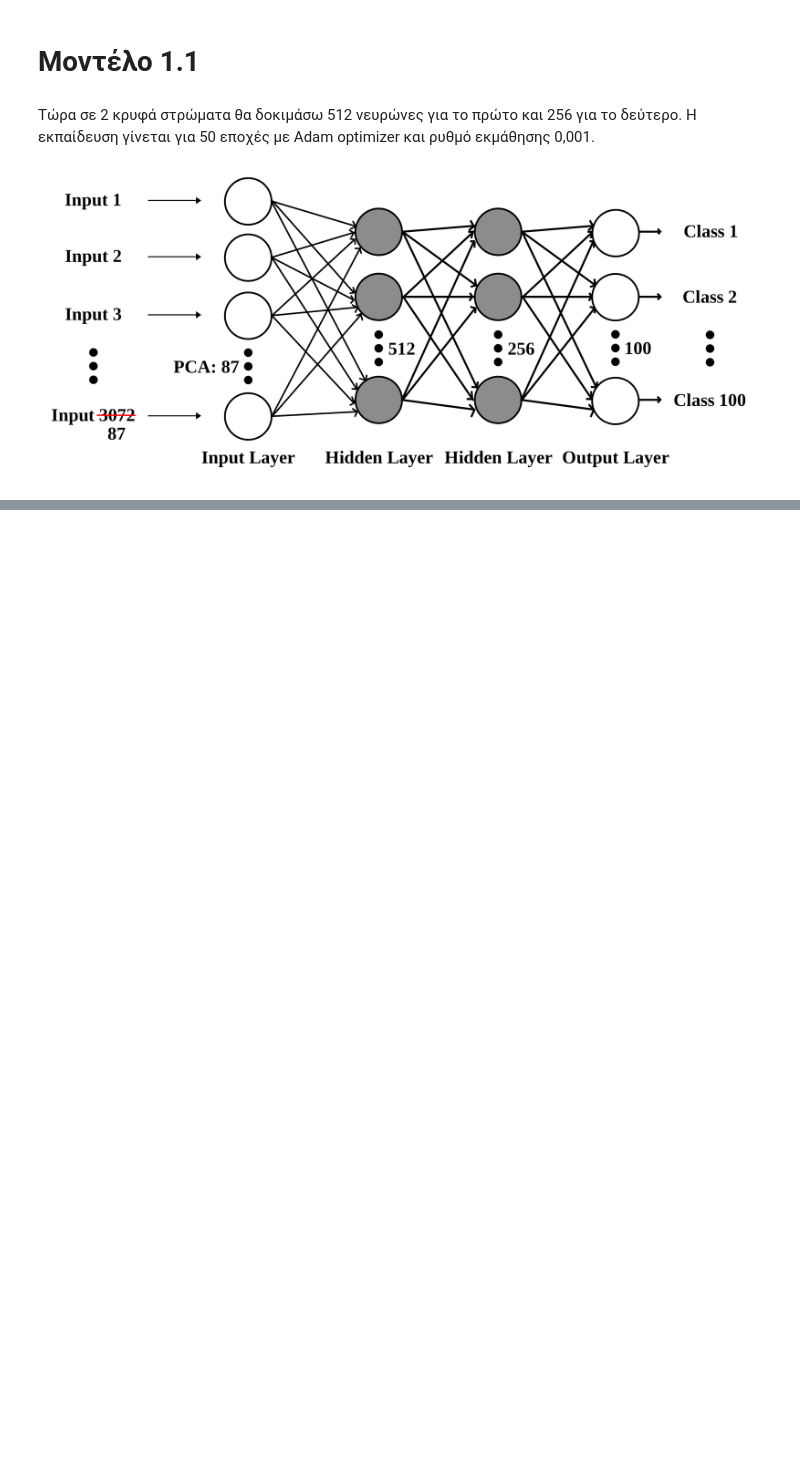
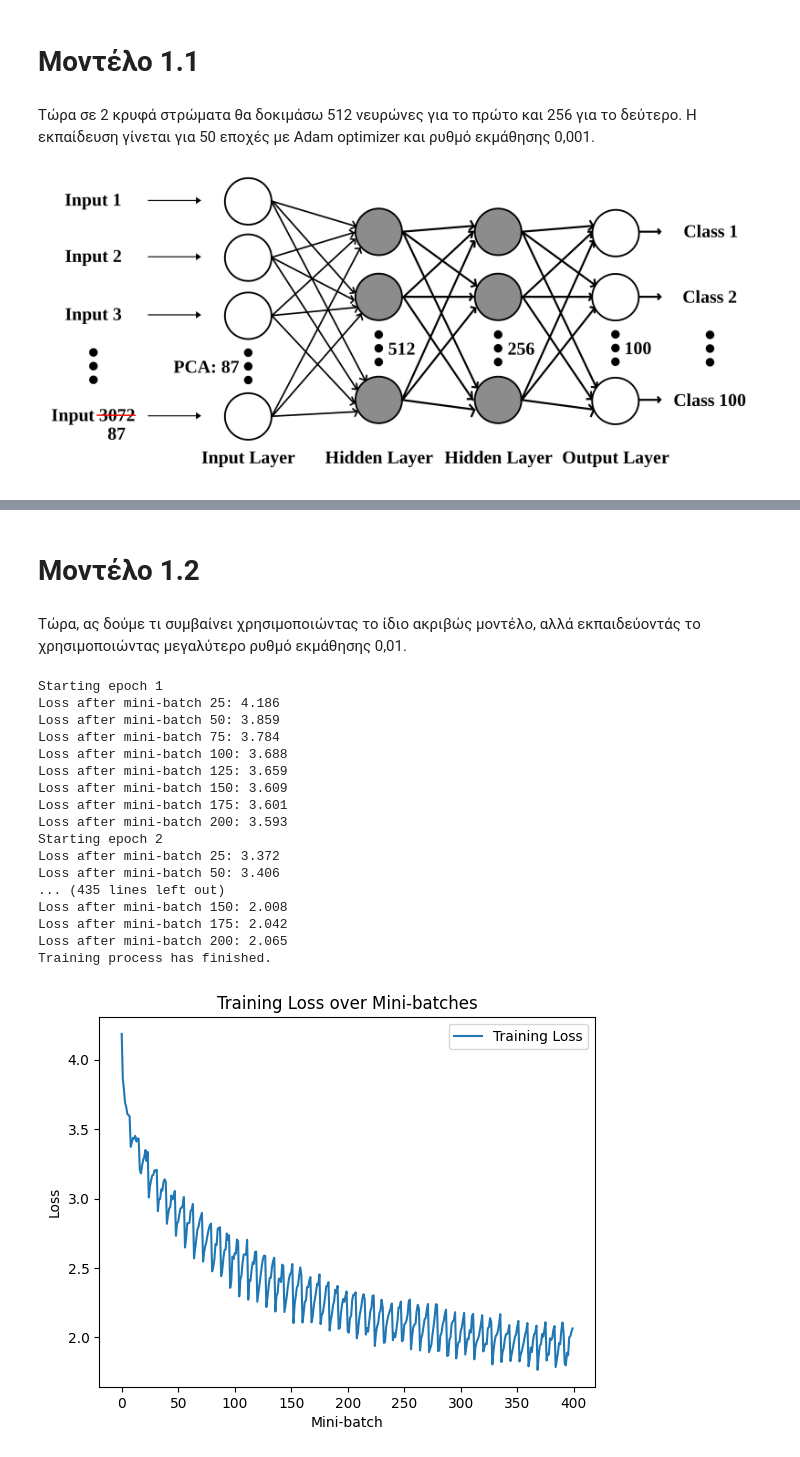
Before and after one commit to Stavroskiig/CNN-MLP-kNN-NC-CIFAR-100, a Jupyter notebook: NN_1st_assignment.ipynb, the cells around one changed output, grey strips where cells are left out. Saved outputs shown, nothing was run; the diff lists cells and outputs as text; code cells hidden in the pictures; blank space fills up the shorter version.

```diff
--- a/NN_1st_assignment.ipynb
+++ b/NN_1st_assignment.ipynb
@@ -761,0 +737,52 @@ Training process has finished.
+# %% [markdown]
+# Μοντέλο 1.2
+# %% [markdown]
+Τώρα, ας δούμε τι συμβαίνει χρησιμοποιώντας το ίδιο ακριβώς μοντέλο, αλλά εκπαιδεύοντάς το χρησιμοποιώντας μεγαλύτερο ρυθμό εκμάθησης 0,01.
+# %%
+class Model_1_2(nn.Module):
+  '''
+    Multilayer Perceptron - Model_1_2.
+  '''
+  def __init__(self, num_features, num_classes):
+
+    super(Model_1_2, self).__init__()
+
+    self.layers = nn.Sequential(
+            nn.Linear(num_features, 512),
+            nn.ReLU(),
+            nn.Linear(512, 256),
+            nn.ReLU(),
+            nn.Linear(256, num_classes)
+        )
+
+  def forward(self, x):
+    '''Forward pass'''
+    return self.layers(x)
+
+num_features = 87
+num_classes = 100
+Model_1_2 = Model_1_2(num_features, num_classes)
+loss_function = nn.CrossEntropyLoss()
+optimizer = optim.Adam(Model_1_2.parameters(), lr=0.01)
+num_epochs = 50
+
+train_model(Model_1_2, train_loader, optimizer, loss_function, num_epochs)
+# %% [output]
+Starting epoch 1
+Loss after mini-batch 25: 4.186
+Loss after mini-batch 50: 3.859
+Loss after mini-batch 75: 3.784
+Loss after mini-batch 100: 3.688
+Loss after mini-batch 125: 3.659
+Loss after mini-batch 150: 3.609
+Loss after mini-batch 175: 3.601
+Loss after mini-batch 200: 3.593
+Starting epoch 2
+Loss after mini-batch 25: 3.372
+Loss after mini-batch 50: 3.406
+... (435 lines left out)
+Loss after mini-batch 150: 2.008
+Loss after mini-batch 175: 2.042
+Loss after mini-batch 200: 2.065
+Training process has finished.
+[figure, added]
```
Also changed, not shown: parts of 10 cells of this notebook.
